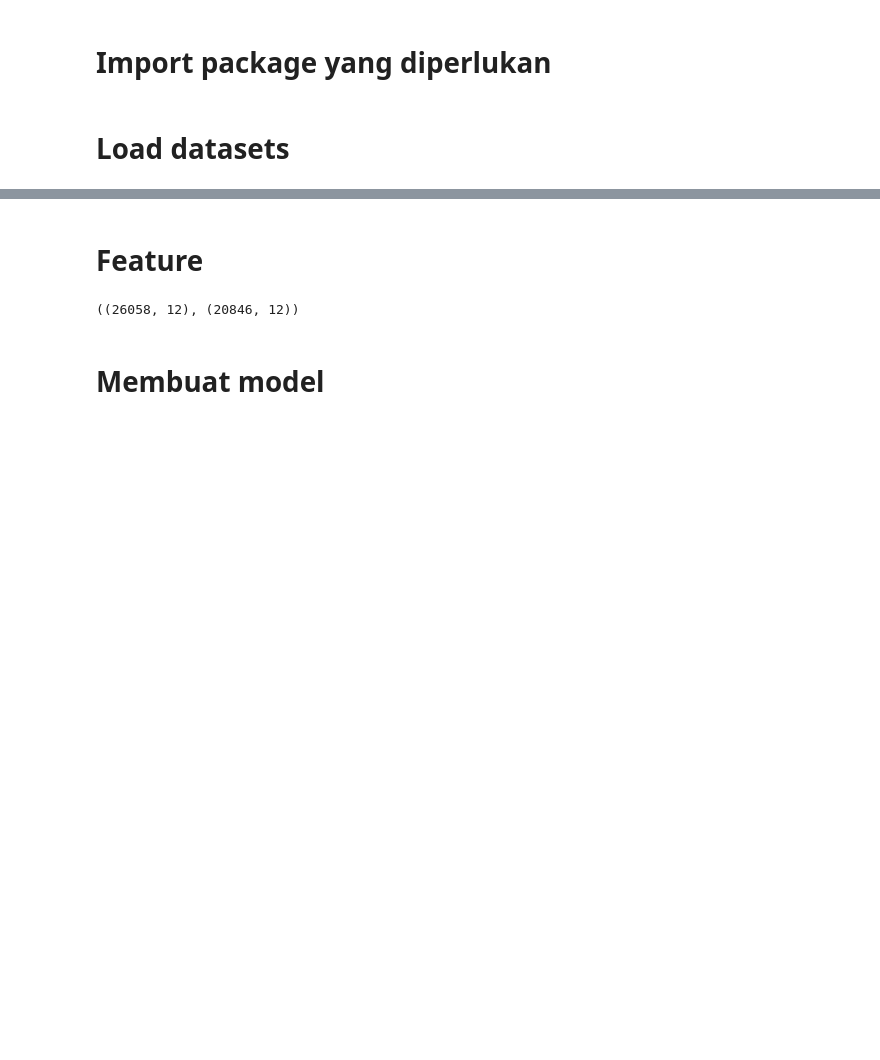
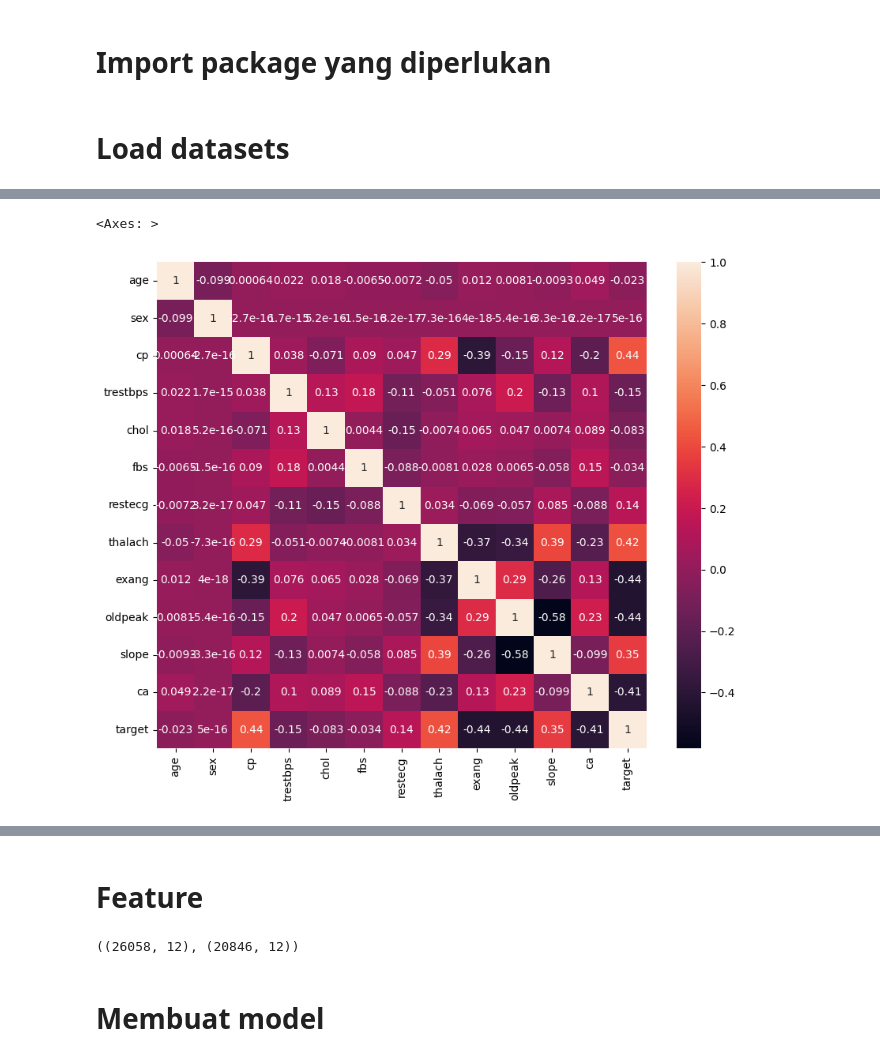
Before and after one commit to irgiys/heart_disease_prediction, a Jupyter notebook: hypertension_prediction.ipynb, the cells around one changed output, grey strips where cells are left out. Saved outputs shown, nothing was run; the diff lists cells and outputs as text; code cells hidden in the pictures; blank space fills up the shorter version.

```diff
--- a/hypertension_prediction.ipynb
+++ b/hypertension_prediction.ipynb
@@ -38,0 +190,7 @@ df[df["target"] == 1].head()
+# %%
+plt.figure(figsize=(10,8))
+sns.heatmap(df.corr(), annot=True)
+# dapat dilihat pada heatmap dibawah cp, restecg, thalach, slope memiliki korelisi pada target yang lebih tinggi pada target dibandingkan kolom yang lain
+# %% [output]
+<Axes: >
+[figure, added]
```
Also changed, not shown: parts of 39 cells of this notebook, 4 other files.
